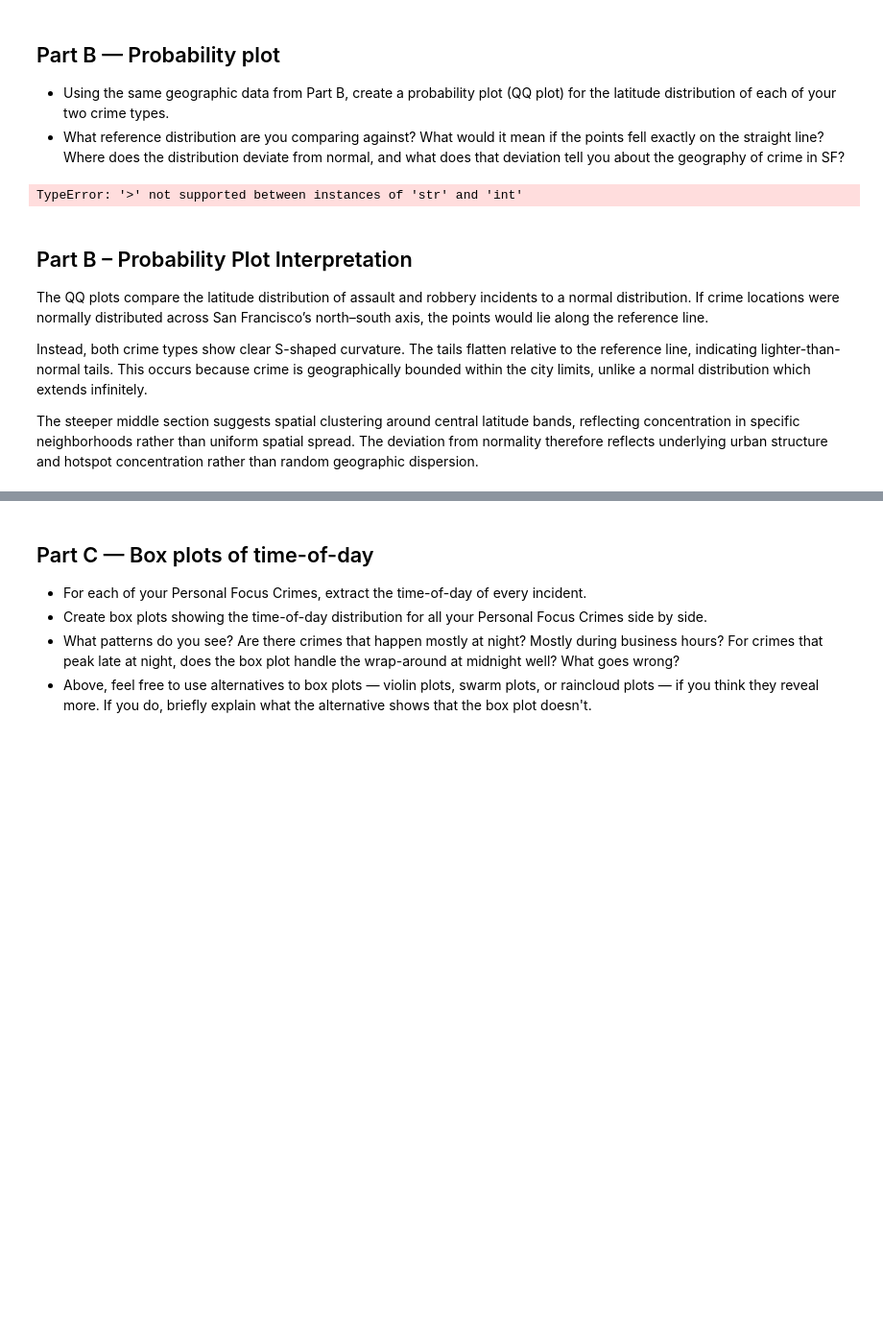
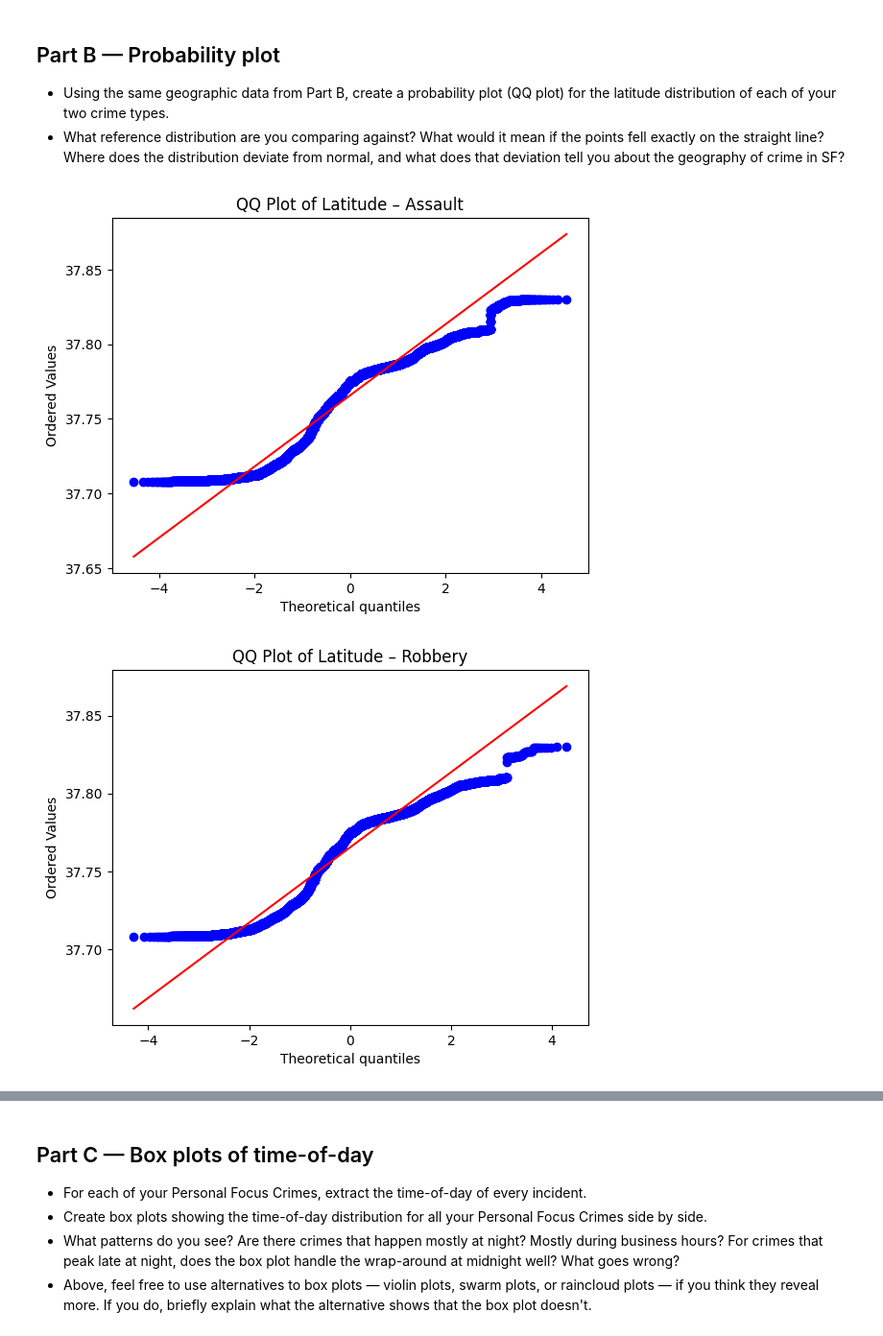
Before and after one commit to michmai/-02806-Social-Data-Analysis-and-Visualization, a Jupyter notebook: Assignment1.ipynb, the cells around one changed output, grey strips where cells are left out. Shown at 96% size. Saved outputs shown, nothing was run; the diff lists cells and outputs as text; code cells hidden in the pictures; blank space fills up the shorter version.

```diff
--- a/Assignment1.ipynb
+++ b/Assignment1.ipynb
@@ -630,6 +661,8 @@ This pattern indicates that incident times are often **estimated or rounded** ra
 * What reference distribution are you comparing against? What would it mean if the points fell exactly on the straight line? Where does the distribution deviate from normal, and what does that deviation tell you about the geography of crime in SF?
 # %%
 from scipy import stats
+
+df_combined = pd.DataFrame()
 
 for dataset in [df, df_historical]:
     dataset['Latitude'] = (
@@ -646,43 +679,36 @@ for dataset in [df, df_historical]:
     dataset['Latitude'] = pd.to_numeric(dataset['Latitude'], errors='coerce')
     dataset['Longitude'] = pd.to_numeric(dataset['Longitude'], errors='coerce')
 
-    df_combined = pd.concat([df, df_historical], ignore_index=True)
+df_combined = pd.concat([df, df_historical], ignore_index=True)
 
-    df_combined = df_combined[
+df_combined = df_combined[
     (df_combined['Latitude'] > 37) &
     (df_combined['Latitude'] < 38)
 ]
 
-    personal_focus_crimes = ['assault', 'robbery', 'burglary']
+personal_focus_crimes = ['assault', 'robbery', 'burglary']
 
 df_combined['Incident Category'] = (
     df_combined['Incident Category']
     .astype(str)
     .str.lower()
 )
 
 df_filtered = df_combined[
     df_combined['Incident Category'].isin(personal_focus_crimes)
 ].copy()
 
 crime_types = ['assault', 'robbery']
 
 for crime in crime_types:
     latitudes = df_filtered[
         df_filtered['Incident Category'] == crime
     ]['Latitude'].dropna()
 
     plt.figure()
     stats.probplot(latitudes, dist="norm", plot=plt)
     plt.title(f'QQ Plot of Latitude – {crime.capitalize()}')
     plt.show()
 # %% [output]
-TypeError: '>' not supported between instances of 'str' and 'int'
+[figure, added]
+[figure, added]
-# %% [markdown]
-## Part B – Probability Plot Interpretation
-
-The QQ plots compare the latitude distribution of assault and robbery incidents to a normal distribution. If crime locations were normally distributed across San Francisco’s north–south axis, the points would lie along the reference line.
-
-Instead, both crime types show clear S-shaped curvature. The tails flatten relative to the reference line, indicating lighter-than-normal tails. This occurs because crime is geographically bounded within the city limits, unlike a normal distribution which extends infinitely.
-
-The steeper middle section suggests spatial clustering around central latitude bands, reflecting concentration in specific neighborhoods rather than uniform spatial spread. The deviation from normality therefore reflects underlying urban structure and hotspot concentration rather than random geographic dispersion.
```
Also changed, not shown: parts of 12 cells of this notebook.
